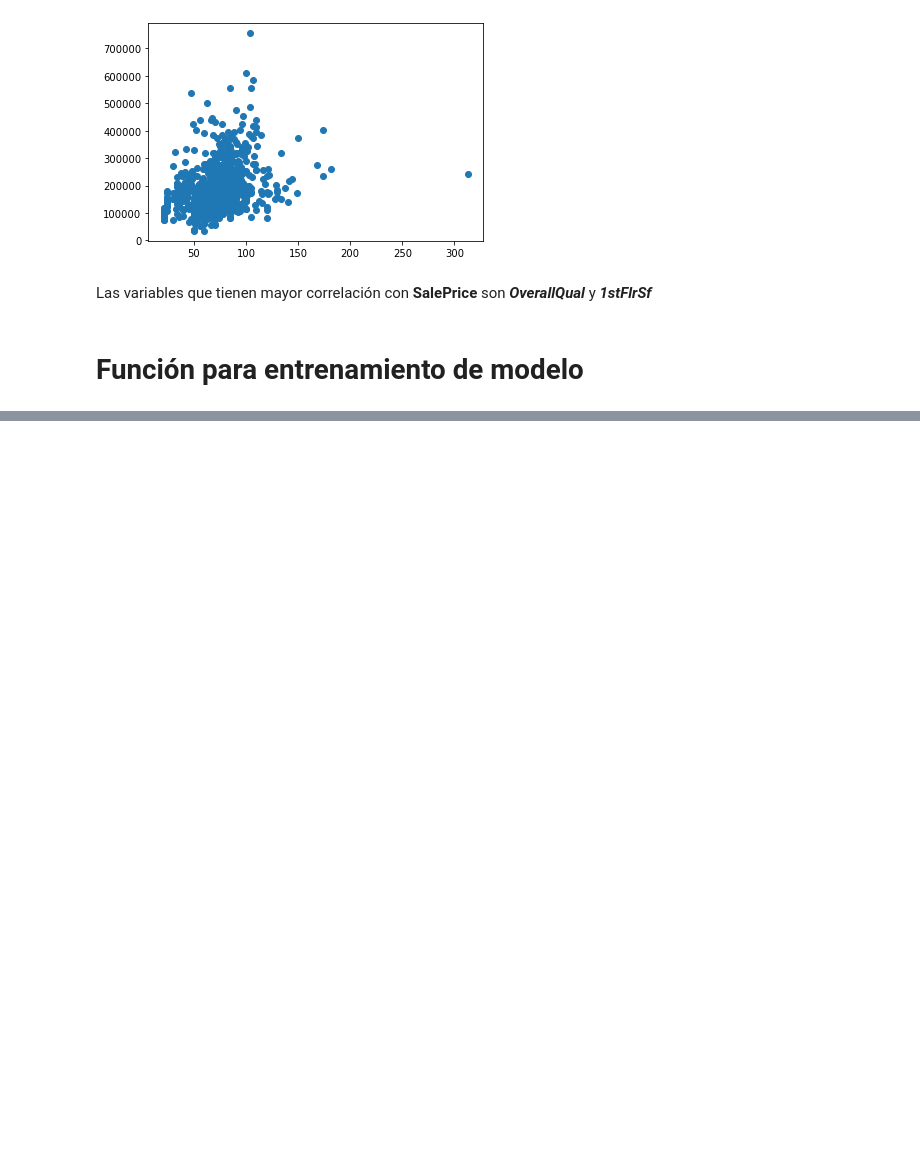
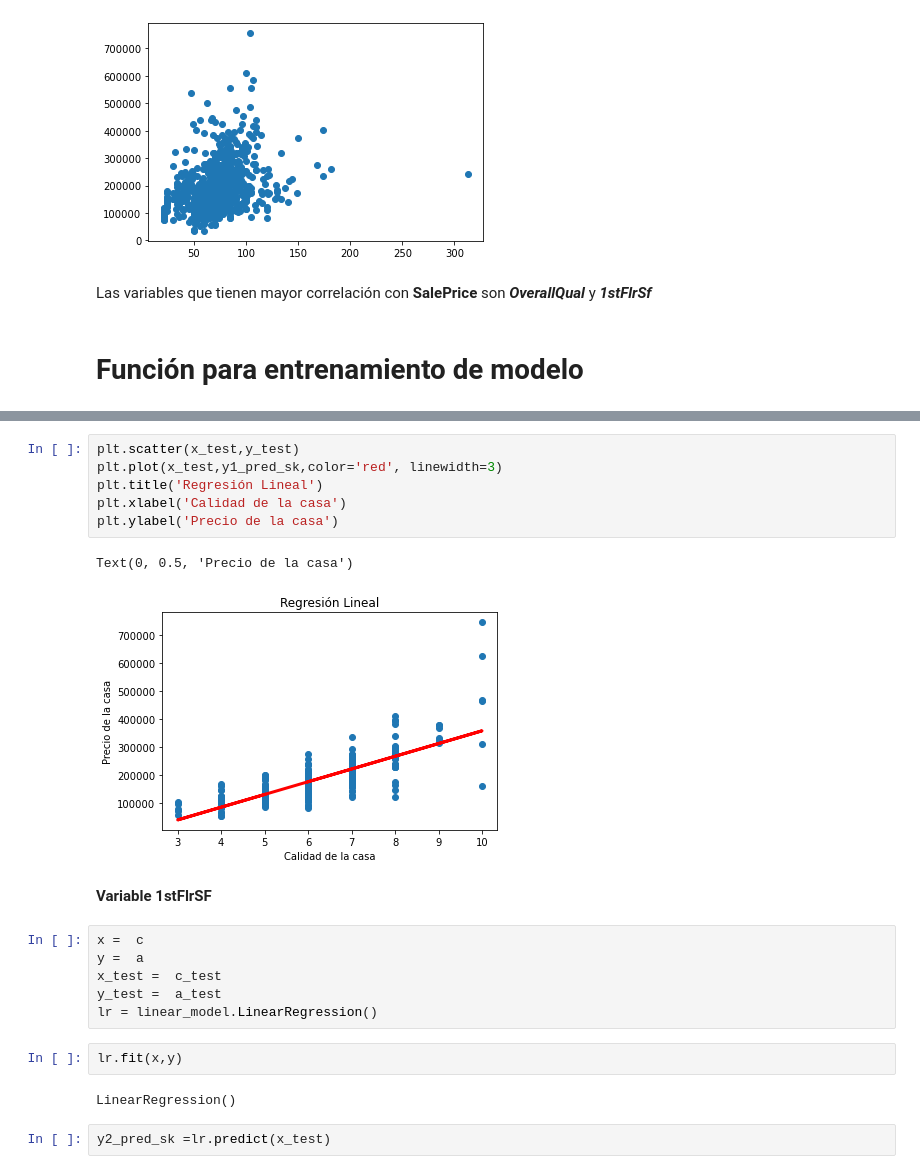
Before and after one commit to Jsolares17/Tareas_Python_Ciencia_Datos, a Jupyter notebook: ProyectoFinal.ipynb, the cells around one changed output, grey strips where cells are left out. Saved outputs shown, nothing was run; the diff lists cells and outputs as text; blank space fills up the shorter version.

```diff
--- a/ProyectoFinal.ipynb
+++ b/ProyectoFinal.ipynb
@@ -310,0 +341,23 @@ plt.show()
+# %%
+plt.scatter(x_test,y_test)
+plt.plot(x_test,y1_pred_sk,color='red', linewidth=3)
+plt.title('Regresión Lineal')
+plt.xlabel('Calidad de la casa')
+plt.ylabel('Precio de la casa')
+# %% [output]
+Text(0, 0.5, 'Precio de la casa')
+[figure, added]
+# %% [markdown]
+**Variable 1stFlrSF**
+# %%
+x =  c
+y =  a
+x_test =  c_test
+y_test =  a_test
+lr = linear_model.LinearRegression()
+# %%
+lr.fit(x,y)
+# %% [output]
+LinearRegression()
+# %%
+y2_pred_sk =lr.predict(x_test)
```
Also changed, not shown: parts of 50 cells of this notebook.
